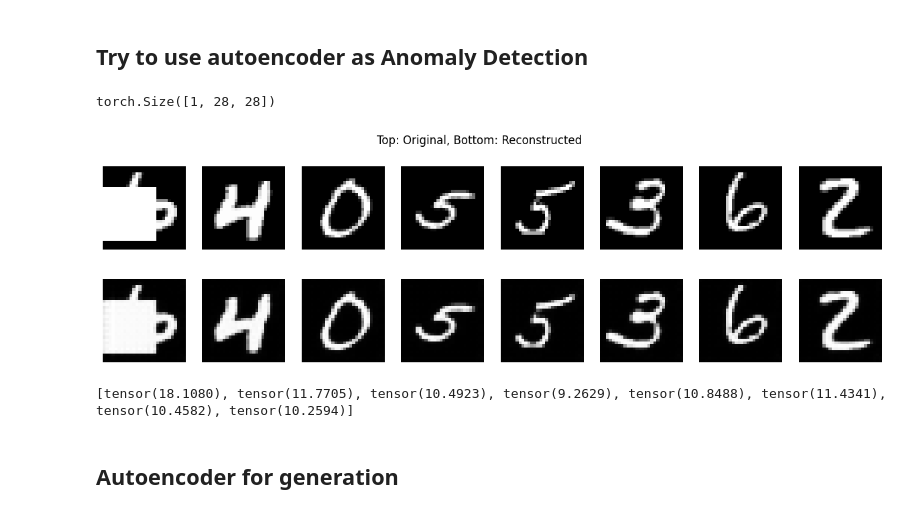
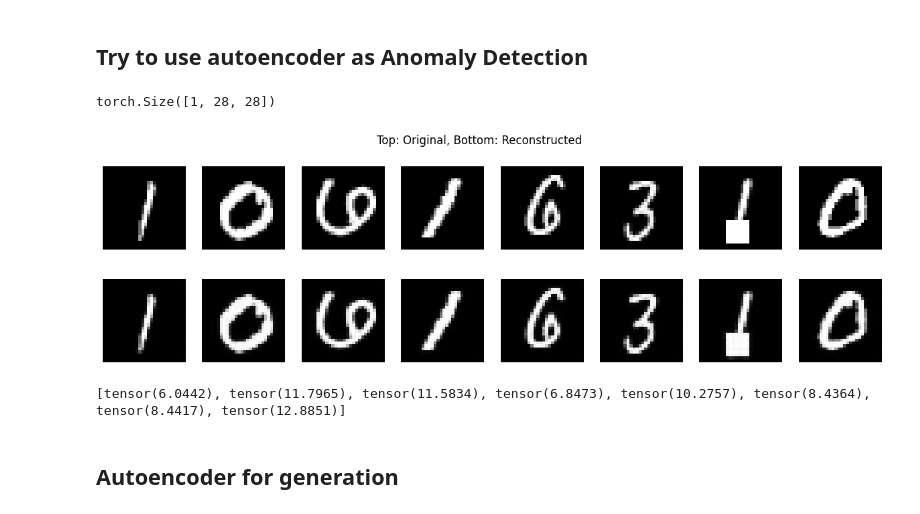
Before and after one commit to beppe2hd/AdsumMachineLearning, a Jupyter notebook: Code/04_Autoencoder.ipynb, the cells around one changed output. Saved outputs shown, nothing was run; the diff lists cells and outputs as text; code cells hidden in the pictures.

```diff
--- a/Code/04_Autoencoder.ipynb
+++ b/Code/04_Autoencoder.ipynb
@@ -93,7 +93,7 @@ with torch.no_grad():
 import torch
 import random
 
-def add_artifact(images, size=18, color=0.0):
+def add_artifact(images, size=4, color=0.0):
     """
     Add a square artifact (white or black) to a batch of images.
     """
@@ -110,30 +110,30 @@ def add_artifact(images, size=18, color=0.0):
 # %%
 from random import randrange
 
 
 model.eval()
 with torch.no_grad():
     smp = randrange(8)
     sample_imgs, _ = next(iter(dataloader))
     sample_imgs = sample_imgs[:8].to(device)
-    sample_imgs[smp] = add_artifact(sample_imgs[smp], size=18, color=1.0)
+    sample_imgs[smp] = add_artifact(sample_imgs[smp], size=8, color=1.0)
     reconstructed = model(sample_imgs)
     errors = []
     # Plot
     fig, axes = plt.subplots(2, 8, figsize=(15, 4))
     for i in range(8):
         axes[0, i].imshow(sample_imgs[i].cpu().squeeze(), cmap='gray')
         axes[0, i].axis('off')
         axes[1, i].imshow(reconstructed[i].cpu().squeeze(), cmap='gray')
         axes[1, i].axis('off')
         errors.append(abs(sample_imgs[i]-reconstructed[i]).sum())
     plt.suptitle("Top: Original, Bottom: Reconstructed")
     plt.show()
     print(errors)
 # %% [output]
 torch.Size([1, 28, 28])
-[figure, old version]
+[figure, new version]
-[tensor(18.1080), tensor(11.7705), tensor(10.4923), tensor(9.2629), tensor(10.8488), tensor(11.4341), tensor(10.4582), tensor(10.2594)]
+[tensor(6.0442), tensor(11.7965), tensor(11.5834), tensor(6.8473), tensor(10.2757), tensor(8.4364), tensor(8.4417), tensor(12.8851)]
 # %% [markdown]
 ## Autoencoder for generation
 # %%
```
Also changed, not shown: parts of 8 cells of this notebook, 1 other file.
